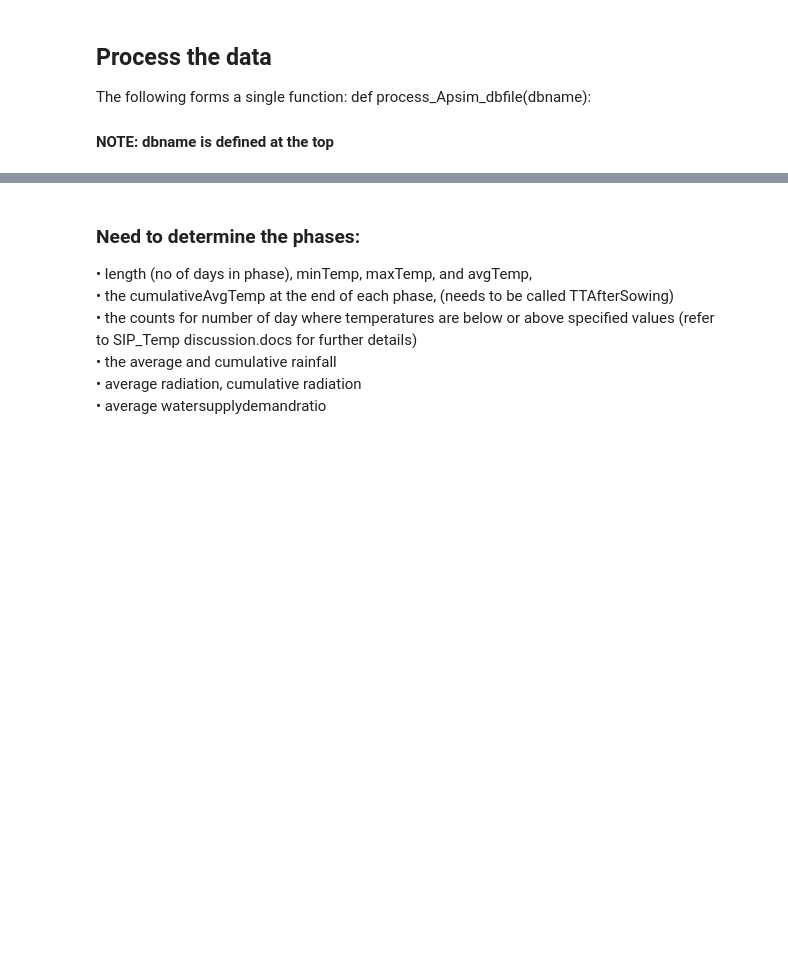
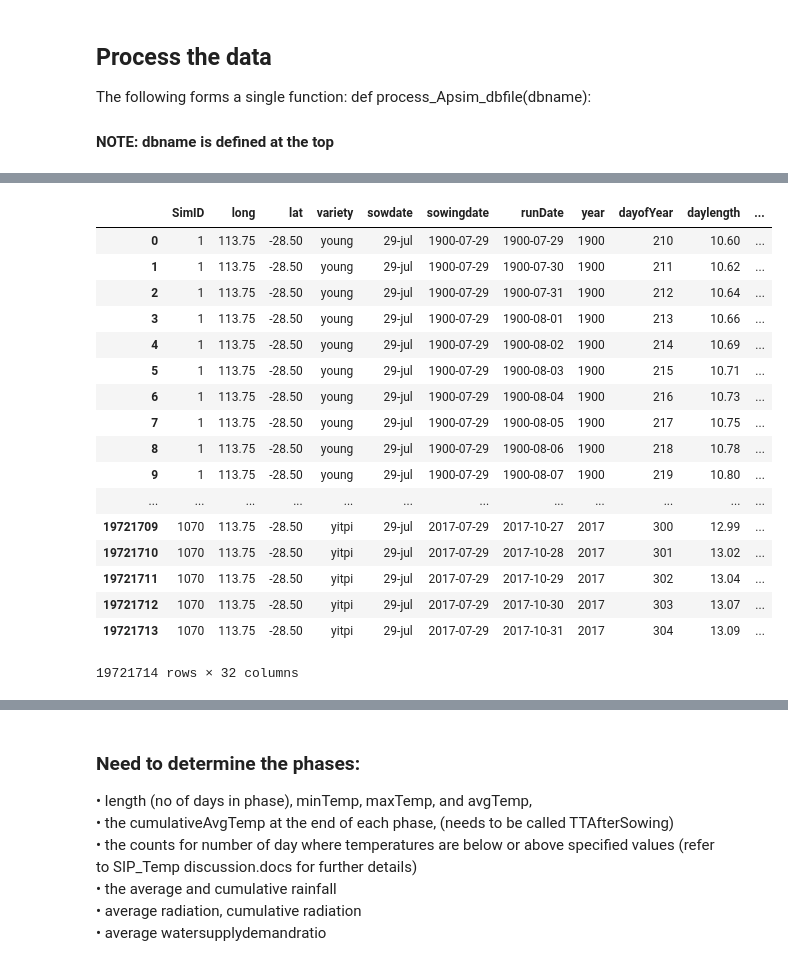
Before and after one commit to cla473/AG_WHEATTEMP, a Jupyter notebook: scripts/Apsim_ProcessPhases.ipynb, the cells around one changed output, grey strips where cells are left out. Drawn from its saved outputs; the diff is of its cells as text; code cells hidden in the pictures; blank space fills up the shorter version.

```diff
--- a/scripts/Apsim_ProcessPhases.ipynb
+++ b/scripts/Apsim_ProcessPhases.ipynb
@@ -361,0 +640,24 @@ subData
+# %%
+dfCombined.loc[dfCombined.groupby(['SimID','sowingdate','phases'])['cumPhaseApsimTT'].idxmin(),'firstHarvest'] = 1
+dfCombined.loc[(dfCombined['phases'] != '10_Harvest' ),'firstHarvest'] = 1
+dfCombined['firstHarvest'] = dfCombined.firstHarvest.fillna(0).astype(int)
+dfCombined
+# %% [output]
+|  | SimID | long | lat | variety | sowdate | sowingdate | runDate | year | dayofYear | daylength | ... |
+| 0 | 1 | 113.75 | -28.50 | young | 29-jul | 1900-07-29 | 1900-07-29 | 1900 | 210 | 10.60 | ... |
+| 1 | 1 | 113.75 | -28.50 | young | 29-jul | 1900-07-29 | 1900-07-30 | 1900 | 211 | 10.62 | ... |
+| 2 | 1 | 113.75 | -28.50 | young | 29-jul | 1900-07-29 | 1900-07-31 | 1900 | 212 | 10.64 | ... |
+| 3 | 1 | 113.75 | -28.50 | young | 29-jul | 1900-07-29 | 1900-08-01 | 1900 | 213 | 10.66 | ... |
+| 4 | 1 | 113.75 | -28.50 | young | 29-jul | 1900-07-29 | 1900-08-02 | 1900 | 214 | 10.69 | ... |
+| 5 | 1 | 113.75 | -28.50 | young | 29-jul | 1900-07-29 | 1900-08-03 | 1900 | 215 | 10.71 | ... |
+| 6 | 1 | 113.75 | -28.50 | young | 29-jul | 1900-07-29 | 1900-08-04 | 1900 | 216 | 10.73 | ... |
+| 7 | 1 | 113.75 | -28.50 | young | 29-jul | 1900-07-29 | 1900-08-05 | 1900 | 217 | 10.75 | ... |
+| 8 | 1 | 113.75 | -28.50 | young | 29-jul | 1900-07-29 | 1900-08-06 | 1900 | 218 | 10.78 | ... |
+| 9 | 1 | 113.75 | -28.50 | young | 29-jul | 1900-07-29 | 1900-08-07 | 1900 | 219 | 10.80 | ... |
+| ... | ... | ... | ... | ... | ... | ... | ... | ... | ... | ... | ... |
+| 19721709 | 1070 | 113.75 | -28.50 | yitpi | 29-jul | 2017-07-29 | 2017-10-27 | 2017 | 300 | 12.99 | ... |
+| 19721710 | 1070 | 113.75 | -28.50 | yitpi | 29-jul | 2017-07-29 | 2017-10-28 | 2017 | 301 | 13.02 | ... |
+| 19721711 | 1070 | 113.75 | -28.50 | yitpi | 29-jul | 2017-07-29 | 2017-10-29 | 2017 | 302 | 13.04 | ... |
+| 19721712 | 1070 | 113.75 | -28.50 | yitpi | 29-jul | 2017-07-29 | 2017-10-30 | 2017 | 303 | 13.07 | ... |
+| 19721713 | 1070 | 113.75 | -28.50 | yitpi | 29-jul | 2017-07-29 | 2017-10-31 | 2017 | 304 | 13.09 | ... |
+19721714 rows × 32 columns
```
Also changed, not shown: parts of 38 cells of this notebook.
